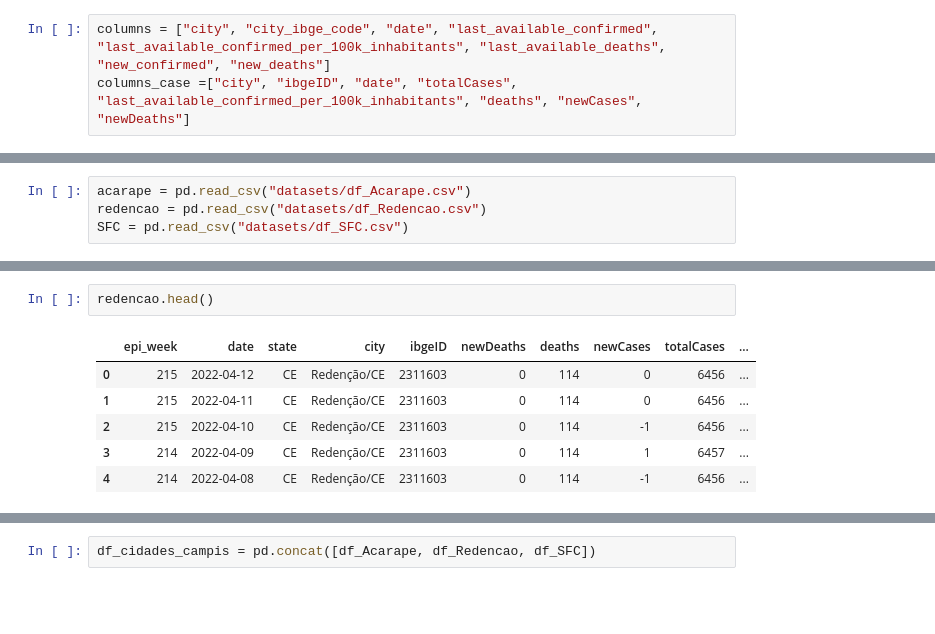
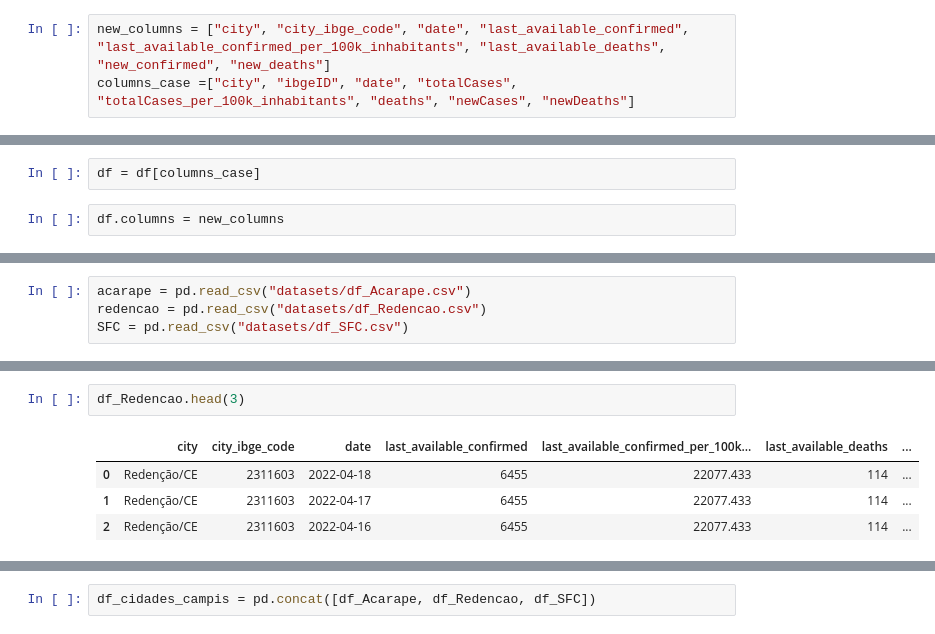
Before and after one commit to painelcovid19/painelcovid19.github.io, a Jupyter notebook: covid_br/get_def_cases.ipynb, the cells around one changed output, grey strips where cells are left out. Saved outputs shown, nothing was run; the diff lists cells and outputs as text; blank space fills up the shorter version.

```diff
--- a/covid_br/get_def_cases.ipynb
+++ b/covid_br/get_def_cases.ipynb
@@ -3,8 +3,8 @@ import pandas as pd
 # %%
 df = pd.read_csv("cases-brazil-cities-time.csv")
 # %%
-columns = ["city", "city_ibge_code", "date", "last_available_confirmed", "last_available_confirmed_per_100k_inhabitants", "last_available_deaths", "new_confirmed", "new_deaths"]
-columns_case =["city", "ibgeID", "date", "totalCases", "last_available_confirmed_per_100k_inhabitants", "deaths", "newCases", "newDeaths"]
+new_columns = ["city", "city_ibge_code", "date", "last_available_confirmed", "last_available_confirmed_per_100k_inhabitants", "last_available_deaths", "new_confirmed", "new_deaths"]
+columns_case =["city", "ibgeID", "date", "totalCases", "totalCases_per_100k_inhabitants", "deaths", "newCases", "newDeaths"]
 # %%
 df.head()
 # %% [output]
@@ -35,0 +40,4 @@ df[df["state"] == "CE"][df["city"] == "Acarape/CE"].tail()
+# %%
+df = df[columns_case]
+# %%
+df.columns = new_columns
@@ -117,9 +155,7 @@ acarape.head()
 # %%
-redencao.head()
+df_Redencao.head(3)
 # %% [output]
-|  | epi_week | date | state | city | ibgeID | newDeaths | deaths | newCases | totalCases | ... |
-| 0 | 215 | 2022-04-12 | CE | Redenção/CE | 2311603 | 0 | 114 | 0 | 6456 | ... |
-| 1 | 215 | 2022-04-11 | CE | Redenção/CE | 2311603 | 0 | 114 | 0 | 6456 | ... |
-| 2 | 215 | 2022-04-10 | CE | Redenção/CE | 2311603 | 0 | 114 | -1 | 6456 | ... |
-| 3 | 214 | 2022-04-09 | CE | Redenção/CE | 2311603 | 0 | 114 | 1 | 6457 | ... |
-| 4 | 214 | 2022-04-08 | CE | Redenção/CE | 2311603 | 0 | 114 | -1 | 6456 | ... |
+|  | city | city_ibge_code | date | last_available_confirmed | last_available_confirmed_per_100k... | last_available_deaths | ... |
+| 0 | Redenção/CE | 2311603 | 2022-04-18 | 6455 | 22077.433 | 114 | ... |
+| 1 | Redenção/CE | 2311603 | 2022-04-17 | 6455 | 22077.433 | 114 | ... |
+| 2 | Redenção/CE | 2311603 | 2022-04-16 | 6455 | 22077.433 | 114 | ... |
```
Also changed, not shown: parts of 28 cells of this notebook.
